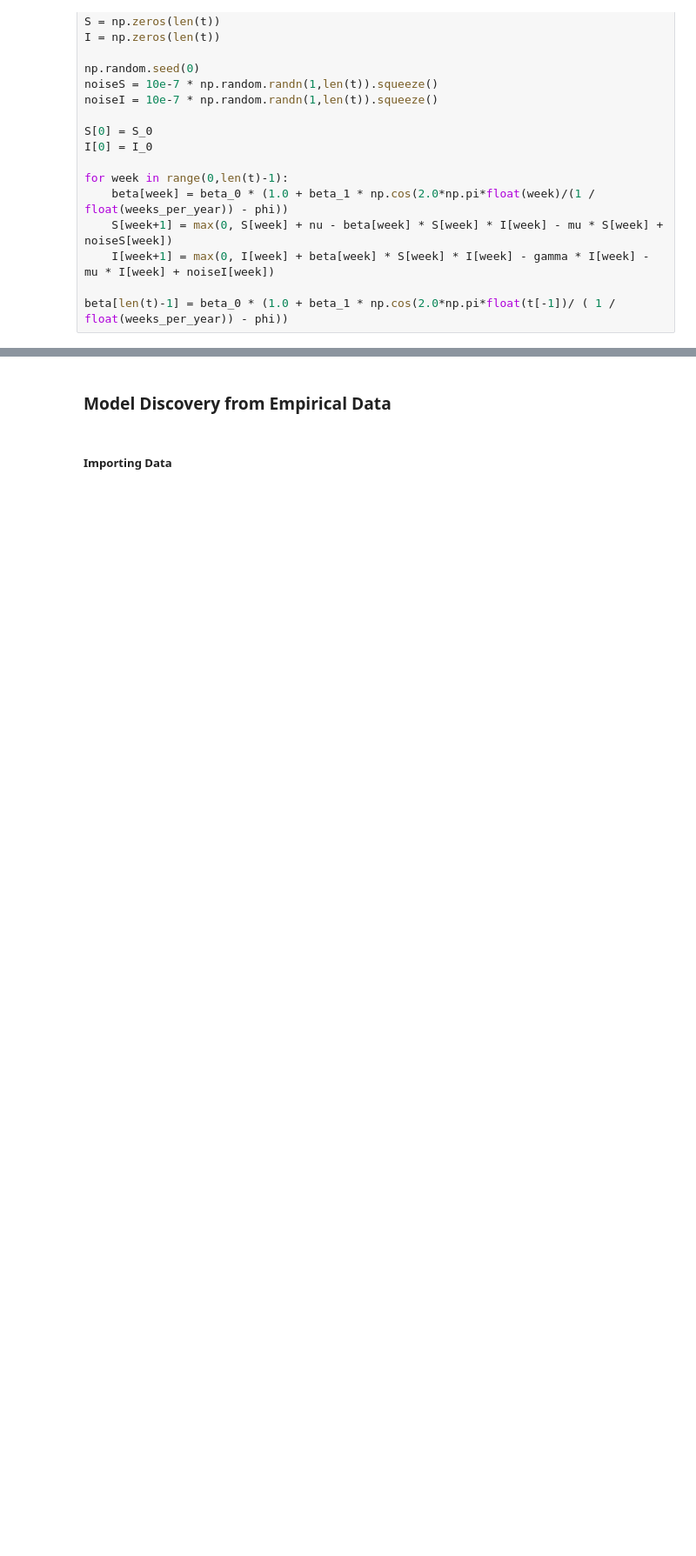
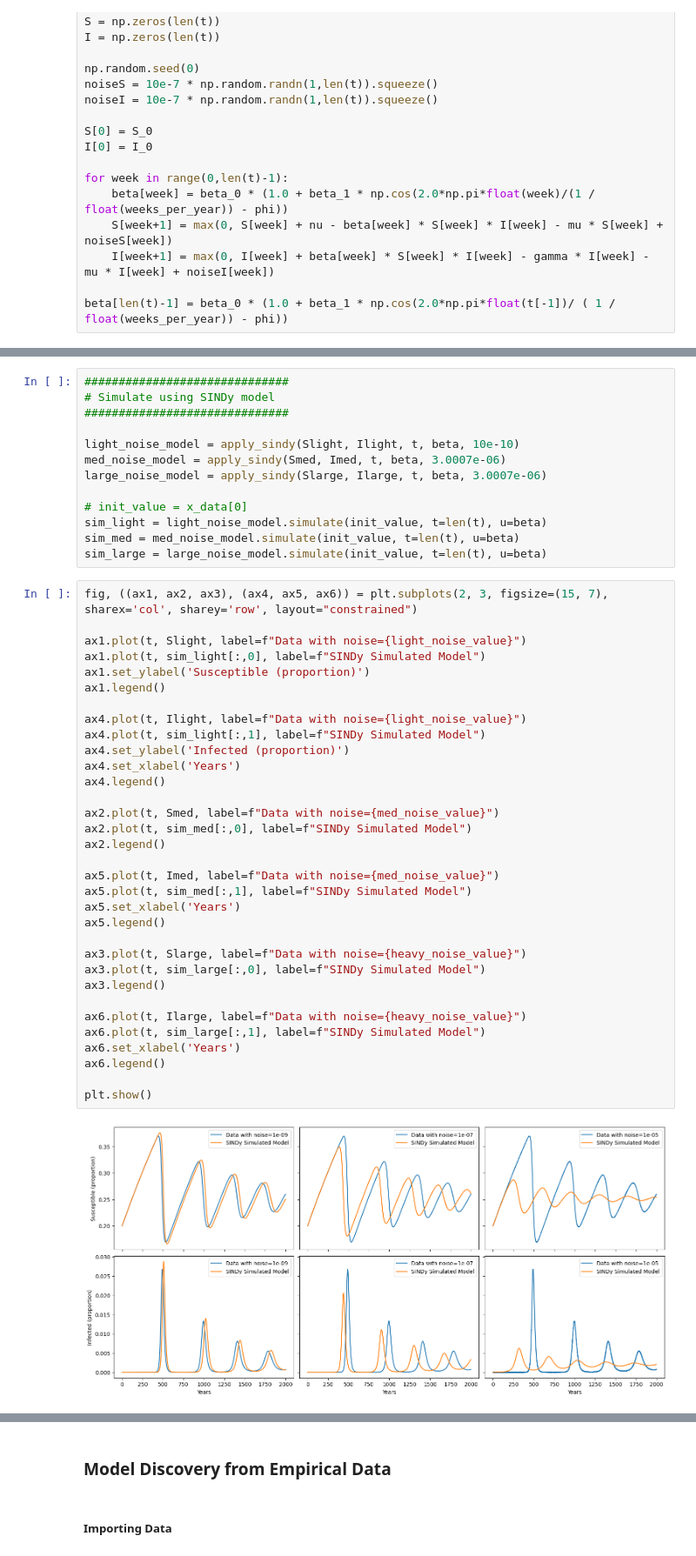
Before and after one commit to rdcarini/AMATH575, a Jupyter notebook: sindy_sandbox.ipynb, the cells around one changed output, grey strips where cells are left out. Shown at 87% size. Drawn from its saved outputs; the diff is of its cells as text; blank space fills up the shorter version.

```diff
--- a/sindy_sandbox.ipynb
+++ b/sindy_sandbox.ipynb
@@ -722,0 +834,48 @@ plt.show()
+# %%
+##############################
+# Simulate using SINDy model
+##############################
+
+light_noise_model = apply_sindy(Slight, Ilight, t, beta, 10e-10)
+med_noise_model = apply_sindy(Smed, Imed, t, beta, 3.0007e-06)
+large_noise_model = apply_sindy(Slarge, Ilarge, t, beta, 3.0007e-06)
+
+# init_value = x_data[0]
+sim_light = light_noise_model.simulate(init_value, t=len(t), u=beta)
+sim_med = med_noise_model.simulate(init_value, t=len(t), u=beta)
+sim_large = large_noise_model.simulate(init_value, t=len(t), u=beta)
+# %%
+fig, ((ax1, ax2, ax3), (ax4, ax5, ax6)) = plt.subplots(2, 3, figsize=(15, 7), sharex='col', sharey='row', layout="constrained")
+
+ax1.plot(t, Slight, label=f"Data with noise={light_noise_value}")
+ax1.plot(t, sim_light[:,0], label=f"SINDy Simulated Model")
+ax1.set_ylabel('Susceptible (proportion)')
+ax1.legend()
+
+ax4.plot(t, Ilight, label=f"Data with noise={light_noise_value}")
+ax4.plot(t, sim_light[:,1], label=f"SINDy Simulated Model")
+ax4.set_ylabel('Infected (proportion)')
+ax4.set_xlabel('Years')
+ax4.legend()
+
+ax2.plot(t, Smed, label=f"Data with noise={med_noise_value}")
+ax2.plot(t, sim_med[:,0], label=f"SINDy Simulated Model")
+ax2.legend()
+
+ax5.plot(t, Imed, label=f"Data with noise={med_noise_value}")
+ax5.plot(t, sim_med[:,1], label=f"SINDy Simulated Model")
+ax5.set_xlabel('Years')
+ax5.legend()
+
+ax3.plot(t, Slarge, label=f"Data with noise={heavy_noise_value}")
+ax3.plot(t, sim_large[:,0], label=f"SINDy Simulated Model")
+ax3.legend()
+
+ax6.plot(t, Ilarge, label=f"Data with noise={heavy_noise_value}")
+ax6.plot(t, sim_large[:,1], label=f"SINDy Simulated Model")
+ax6.set_xlabel('Years')
+ax6.legend()
+
+plt.show()
+# %% [output]
+[figure, added]
```
Also changed, not shown: parts of 21 cells of this notebook.
